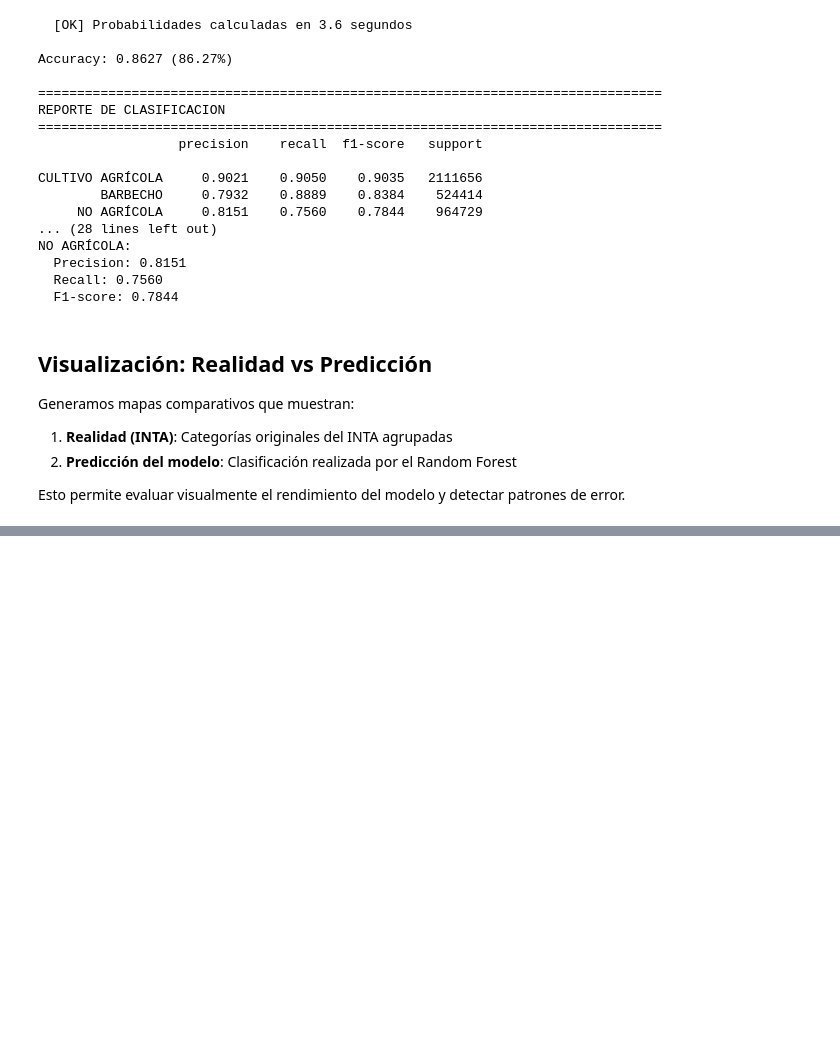
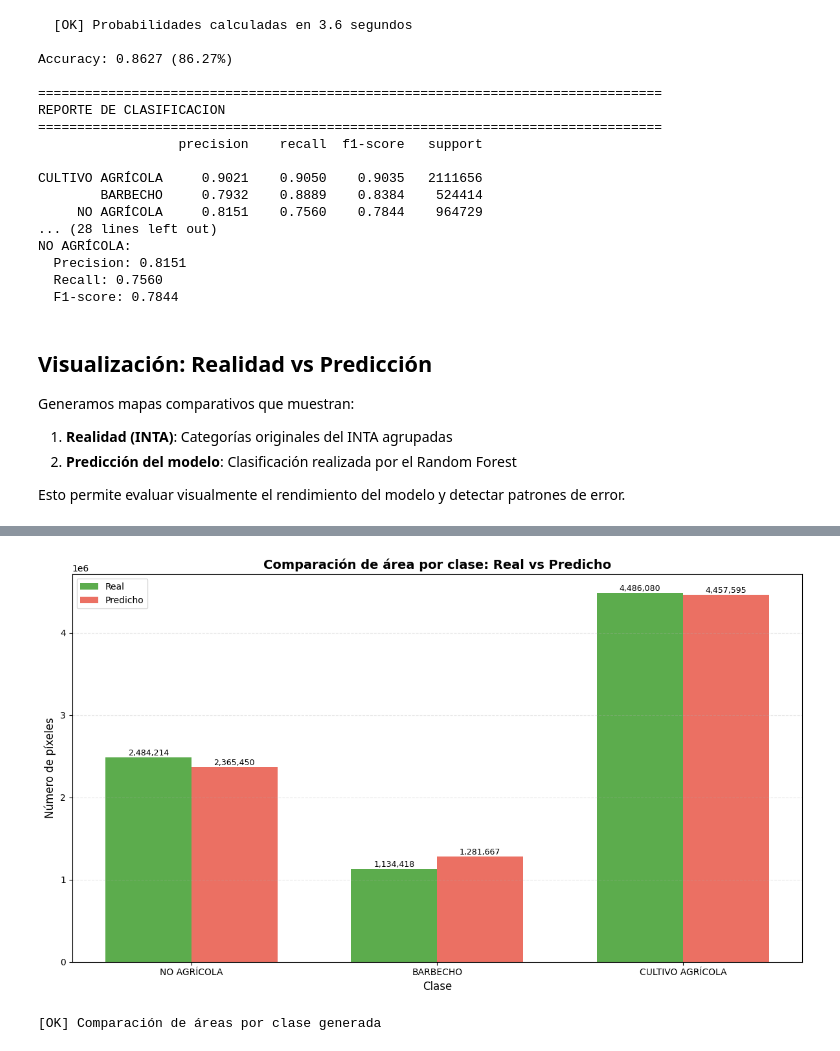
Before and after one commit to leancitop/ade_modelo_agricola, a Jupyter notebook: scripts/10_RF_per_pixel.ipynb, the cells around one changed output, grey strips where cells are left out. Drawn from its saved outputs; the diff is of its cells as text; code cells hidden in the pictures; blank space fills up the shorter version.

```diff
--- a/scripts/10_RF_per_pixel.ipynb
+++ b/scripts/10_RF_per_pixel.ipynb
@@ -760,0 +1091,74 @@ Guardando mapa de predicción en: ..\data\proc\11_prediccion_rf_verano.tif
+# %%
+# ============================================================================
+# COMPARACION DE AREAS POR CLASE: REAL VS PREDICHO
+# ============================================================================
+
+print("=" * 80)
+print("COMPARACION DE AREAS POR CLASE")
+print("=" * 80)
+
+# Asegurar que existan los vectores 1D
+if 'y_true' not in locals():
+    y_true = y_clean.copy()
+if 'y_pred' not in locals():
+    y_pred = y_pred_all.copy()
+
+# Calcular conteos por clase
+clases_reales, conteos_reales = np.unique(y_true, return_counts=True)
+clases_predichas, conteos_predichas = np.unique(y_pred, return_counts=True)
+
+# Crear diccionarios para facilitar el acceso
+dict_real = dict(zip(clases_reales, conteos_reales))
+dict_pred = dict(zip(clases_predichas, conteos_predichas))
+
+# Mapeo del código: 0=CULTIVO AGRÍCOLA, 1=BARBECHO, 2=NO AGRÍCOLA
+# Orden de visualización deseado: NO AGRÍCOLA, BARBECHO, CULTIVO AGRÍCOLA
+nombres_clases_orden = ["NO AGRÍCOLA", "BARBECHO", "CULTIVO AGRÍCOLA"]
+clases_orden = [2, 1, 0]  # Mapeo: clase 2 (NO AGRÍCOLA), clase 1 (BARBECHO), clase 0 (CULTIVO AGRÍCOLA)
+
+# Construir DataFrame
+data_comparacion = []
+for nombre, clase_idx in zip(nombres_clases_orden, clases_orden):
+    area_real = dict_real.get(clase_idx, 0)
+    area_predicha = dict_pred.get(clase_idx, 0)
+    data_comparacion.append({
+        'clase': nombre,
+        'area_real': area_real,
+        'area_predicha': area_predicha
+    })
+
+df_comparacion = pd.DataFrame(data_comparacion)
+
+print("\nComparación de áreas por clase:")
+print(df_comparacion.to_string(index=False))
+
+# Crear gráfico de barras agrupadas
+fig, ax = plt.subplots(1, 1, figsize=(12, 7))
+
+x = np.arange(len(nombres_clases_orden))
+width = 0.35
+
+bars1 = ax.bar(x - width/2, df_comparacion['area_real'], width, label='Real', color='#339820', alpha=0.8)
+bars2 = ax.bar(x + width/2, df_comparacion['area_predicha'], width, label='Predicho', color='#e74c3c', alpha=0.8)
+
+ax.set_xlabel('Clase', fontsize=12)
+ax.set_ylabel('Número de píxeles', fontsize=12)
+ax.set_title('Comparación de área por clase: Real vs Predicho', fontsize=14, fontweight='bold')
+ax.set_xticks(x)
+ax.set_xticklabels(nombres_clases_orden)
+ax.legend(fontsize=10)
+ax.grid(True, linestyle='--', alpha=0.3, axis='y')
+
+# Agregar valores sobre las barras
+for bars in [bars1, bars2]:
+    for bar in bars:
+        height = bar.get_height()
+        ax.text(bar.get_x() + bar.get_width()/2., height,
+                f'{int(height):,}',
+                ha='center', va='bottom', fontsize=9)
+
+plt.tight_layout()
+plt.show()
+
+print("\n[OK] Comparación de áreas por clase generada")
+# %% [output]
@@ -760,0 +1174,2 @@ Guardando mapa de predicción en: ..\data\proc\11_prediccion_rf_verano.tif
+[figure, added]
+[OK] Comparación de áreas por clase generada
```
Also changed, not shown: parts of 8 cells of this notebook, 22 other files.
